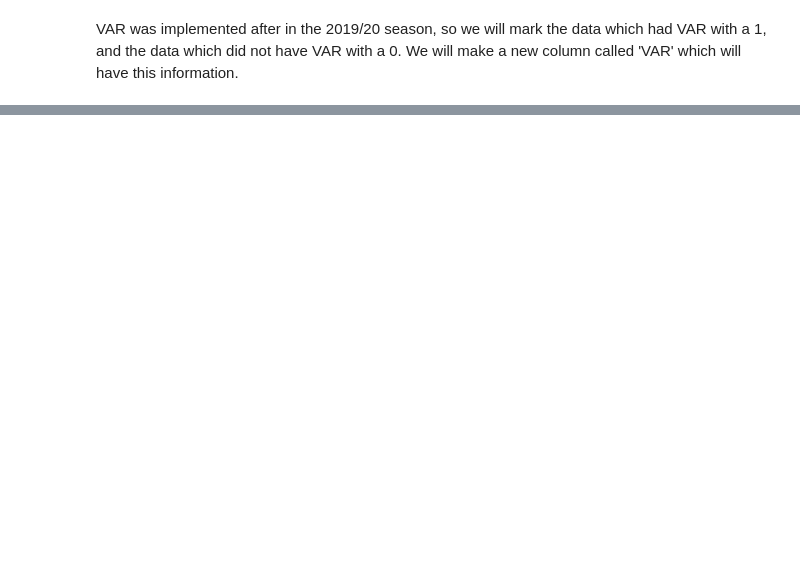
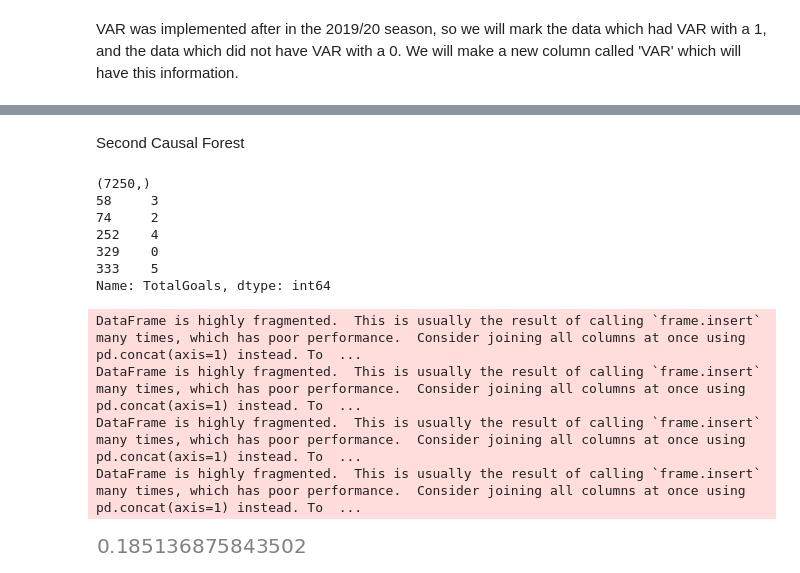
Before and after one commit to dapUoE/Effects-of-VAR-on-English-Football, a Jupyter notebook: Jupyter_Analysis.ipynb, the cells around one changed output, grey strips where cells are left out. Saved outputs shown, nothing was run; the diff lists cells and outputs as text; code cells hidden in the pictures; blank space fills up the shorter version.

```diff
--- a/Jupyter_Analysis.ipynb
+++ b/Jupyter_Analysis.ipynb
@@ -131,0 +227,80 @@ OSError: Cannot save file into a non-existent directory: 'your\directory\path'
+# %% [markdown]
+Second Causal Forest
+# %%
+import pandas as pd
+from dowhy import CausalModel
+from IPython.display import Image, display
+from sklearn.model_selection import train_test_split
+from econml.dml import CausalForestDML
+from sklearn.linear_model import MultiTaskLassoCV
+from sklearn.linear_model import LassoCV
+
+# Assuming 'concatenated_df' is the DataFrame and is already loaded
+# # Preprocess Date column
+concatenated_df['Date'] = pd.to_datetime(concatenated_df['Date'])
+concatenated_df['Year'] = concatenated_df['Date'].dt.year
+concatenated_df['Month'] = concatenated_df['Date'].dt.month
+concatenated_df['Day'] = concatenated_df['Date'].dt.day
+# Add a new column for the total goals
+concatenated_df['TotalGoals'] = concatenated_df['FTAG'] + concatenated_df['FTHG']
+
+
+treatment = 'VAR'
+outcome = 'TotalGoals'
+covariates = ["Year", 'Month', 'Day', 'HTHG', 'HTAG', 'HS', 'AS', 'HST',
+              'AST', 'HF', 'AF', 'HC', 'AC', 'HY', 'AY', 'HR', 'AR']
+
+
+# Drop missing data
+# Combine 'treatment' with 'outcome' and 'covariates' into one list
+all_variables = [treatment] + [outcome] + covariates
+concatenated_df = concatenated_df.dropna(axis=0, subset=all_variables)
+
+# Split data into train and test sets
+train, test = train_test_split(concatenated_df, test_size=0.2)
+
+# set variables for causal forest Y=outcome, T=treatment, X=covariates, W=effect_modifiers
+Y = train[outcome]
+T = train[treatment]
+X = train[covariates]
+W = None
+X_test = test[covariates]
+
+# Update the model parameters for causal forest
+causal_forest = CausalForestDML(
+    criterion='het',
+    n_estimators=10000,
+    min_samples_leaf=10,
+    max_depth=None,
+    max_samples=0.5,
+    discrete_treatment=False,
+    honest=True,
+    inference=True,
+    cv=10,
+    model_t=LassoCV(),
+    model_y=LassoCV()
+)
+
+print(Y.shape)  # Check if Y is indeed multi-dimensional (i.e., (n_samples, n_targets))#
+Y = train[outcome]
+print(Y.head())  # Quick check to see the first few rows of Y
+
+
+
+# fit train data to causal forest model
+causal_forest.fit(Y, T, X=X, W=W)
+# estimate the CATE with the test set
+causal_forest.const_marginal_ate(X_test)
+# %% [output]
+(7250,)
+58     3
+74     2
+252    4
+329    0
+333    5
+Name: TotalGoals, dtype: int64
+DataFrame is highly fragmented.  This is usually the result of calling `frame.insert` many times, which has poor performance.  Consider joining all columns at once using pd.concat(axis=1) instead. To  ...
+DataFrame is highly fragmented.  This is usually the result of calling `frame.insert` many times, which has poor performance.  Consider joining all columns at once using pd.concat(axis=1) instead. To  ...
+DataFrame is highly fragmented.  This is usually the result of calling `frame.insert` many times, which has poor performance.  Consider joining all columns at once using pd.concat(axis=1) instead. To  ...
+DataFrame is highly fragmented.  This is usually the result of calling `frame.insert` many times, which has poor performance.  Consider joining all columns at once using pd.concat(axis=1) instead. To  ...
+[figure, added]
```
Also changed, not shown: parts of 9 cells of this notebook.
